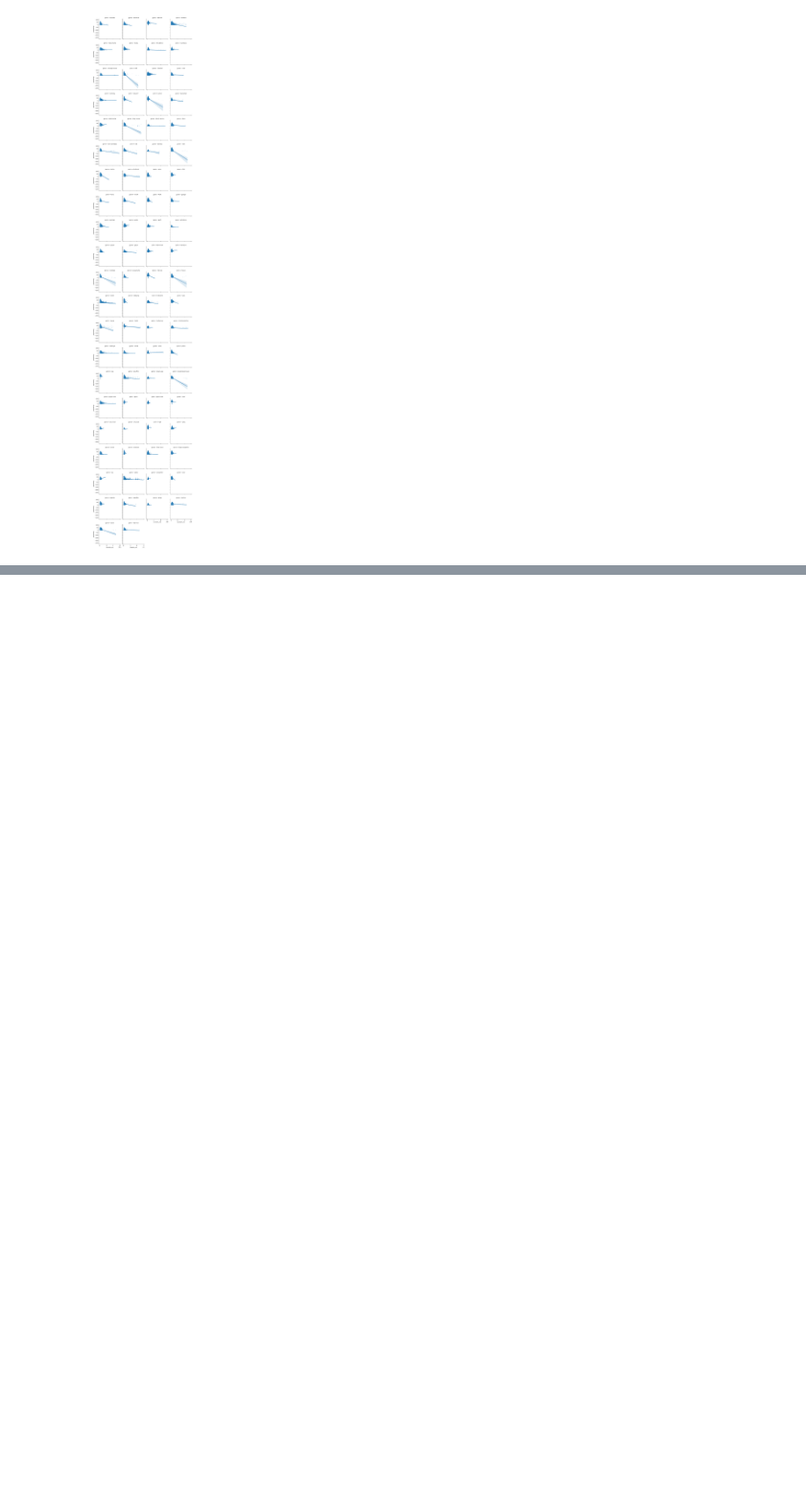
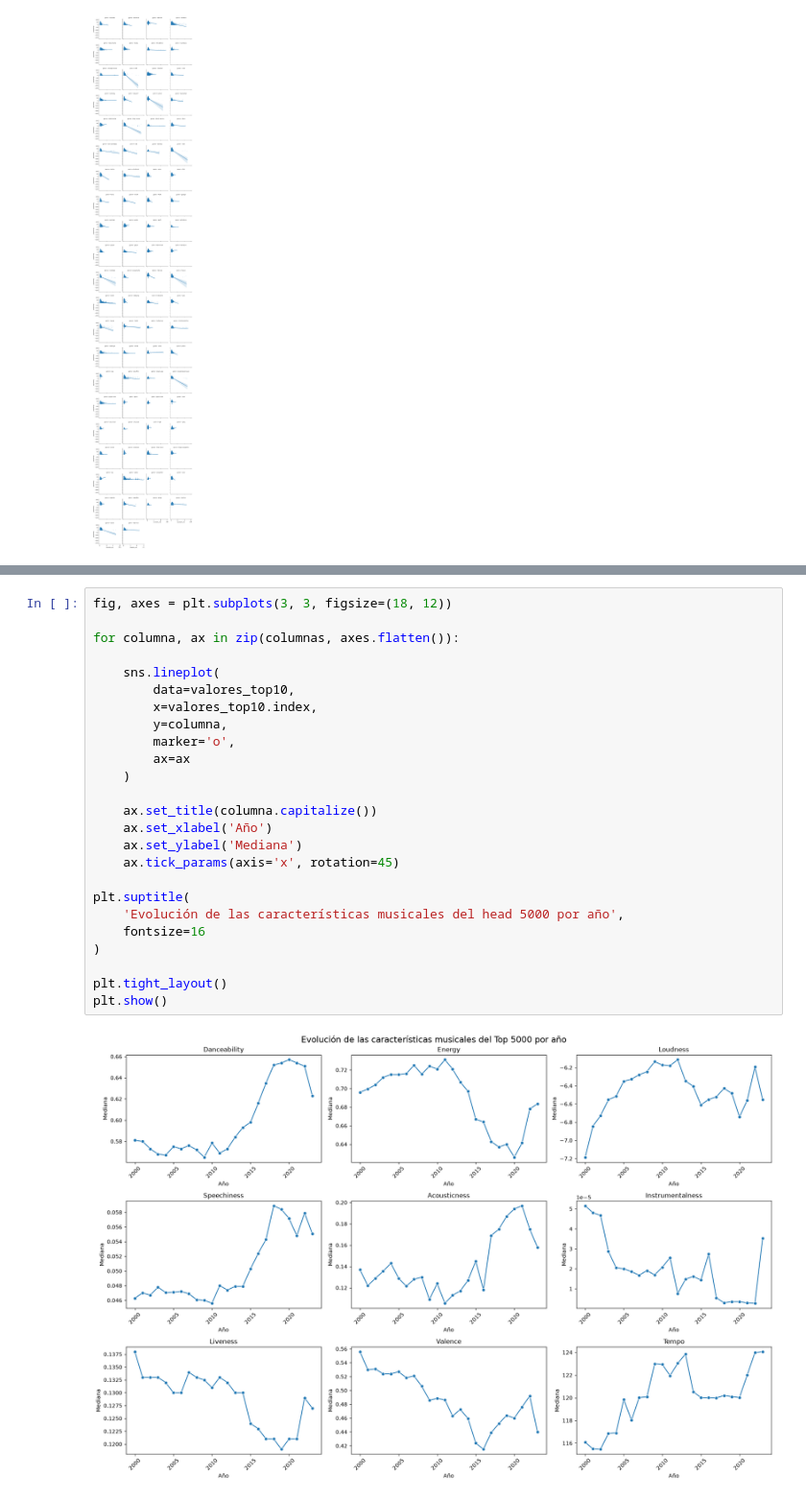
Before and after one commit to IsaiasMart/EDA_MUSICA, a Jupyter notebook: src/notebooks/estudioMultiVariante.ipynb, the cells around one changed output, grey strips where cells are left out. Shown at 96% size. Drawn from its saved outputs; the diff is of its cells as text; blank space fills up the shorter version.

```diff
--- a/src/notebooks/estudioMultiVariante.ipynb
+++ b/src/notebooks/estudioMultiVariante.ipynb
@@ -302,0 +324,27 @@ plt.show()
+# %%
+fig, axes = plt.subplots(3, 3, figsize=(18, 12))
+
+for columna, ax in zip(columnas, axes.flatten()):
+
+    sns.lineplot(
+        data=valores_top10,
+        x=valores_top10.index,
+        y=columna,
+        marker='o',
+        ax=ax
+    )
+
+    ax.set_title(columna.capitalize())
+    ax.set_xlabel('Año')
+    ax.set_ylabel('Mediana')
+    ax.tick_params(axis='x', rotation=45)
+
+plt.suptitle(
+    'Evolución de las características musicales del head 5000 por año',
+    fontsize=16
+)
+
+plt.tight_layout()
+plt.show()
+# %% [output]
+[figure, added]
```
Also changed, not shown: parts of 3 cells of this notebook, 1 other file.
